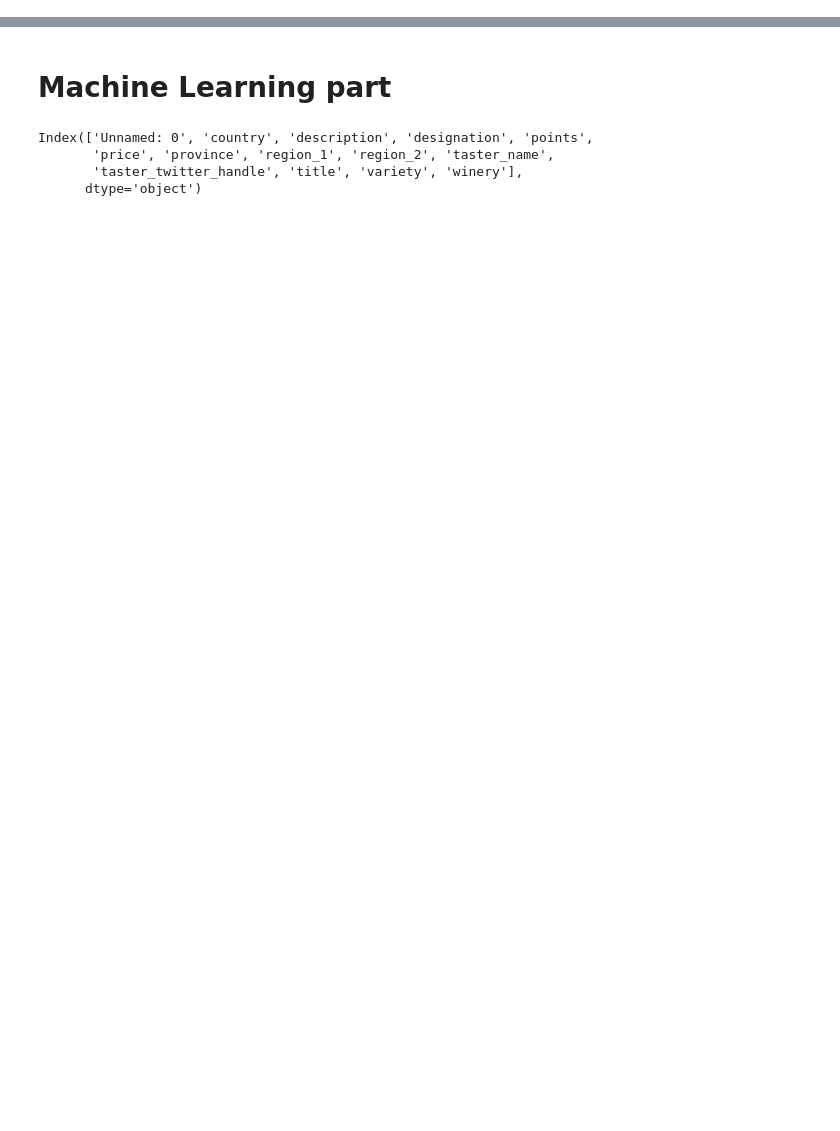
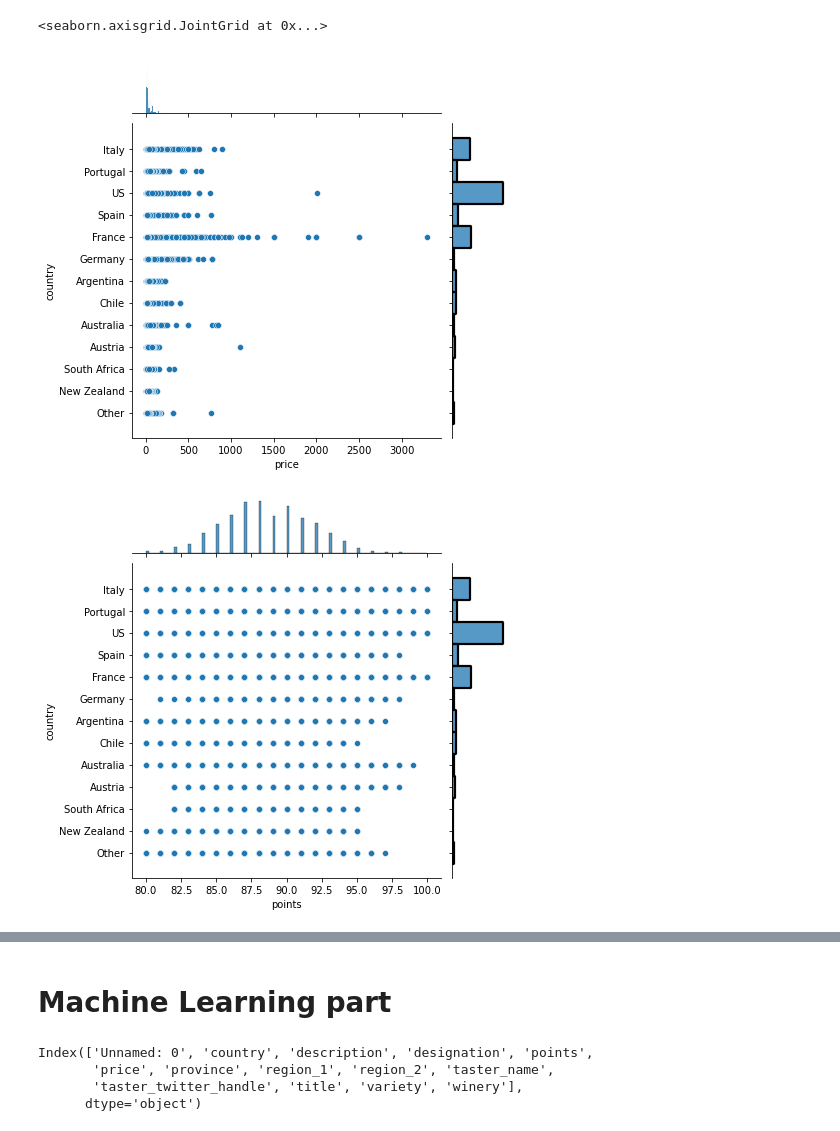
Before and after one commit to nowonknow/Wine_Guide, a Jupyter notebook: Project.ipynb, the cells around one changed output, grey strips where cells are left out. Saved outputs shown, nothing was run; the diff lists cells and outputs as text; code cells hidden in the pictures; blank space fills up the shorter version.

```diff
--- a/Project.ipynb
+++ b/Project.ipynb
@@ -51,18 +95,20 @@ sns.relplot(
 # %%
 
-p_df = df.copy()
-province_count = df['country'].value_counts()
+p_df = new_df.copy().dropna(subset=['country'])
+province_count = new_df['country'].value_counts()
 for index, value in province_count.items():
-    if value/df['country'].shape[0] < 0.01:
+    if value/new_df['country'].shape[0] < 0.01:
         p_df = p_df.replace(index,"Other")
-sns.relplot(
-    data=p_df,
-    hue="country",x="price", y="country",
+sns.jointplot(
+    data=p_df, x="price", y="country"
 )
-sns.relplot(
-    data=p_df,
-    hue="country",x="points", y="country",
+sns.jointplot(
+    data=p_df, x="points", y="country"
 )
+# %% [output]
+<seaborn.axisgrid.JointGrid at 0x...>
+[figure, added]
+[figure, added]
 # %%
 sns.relplot(
     data=new_df,
```
Also changed, not shown: parts of 21 cells of this notebook.
